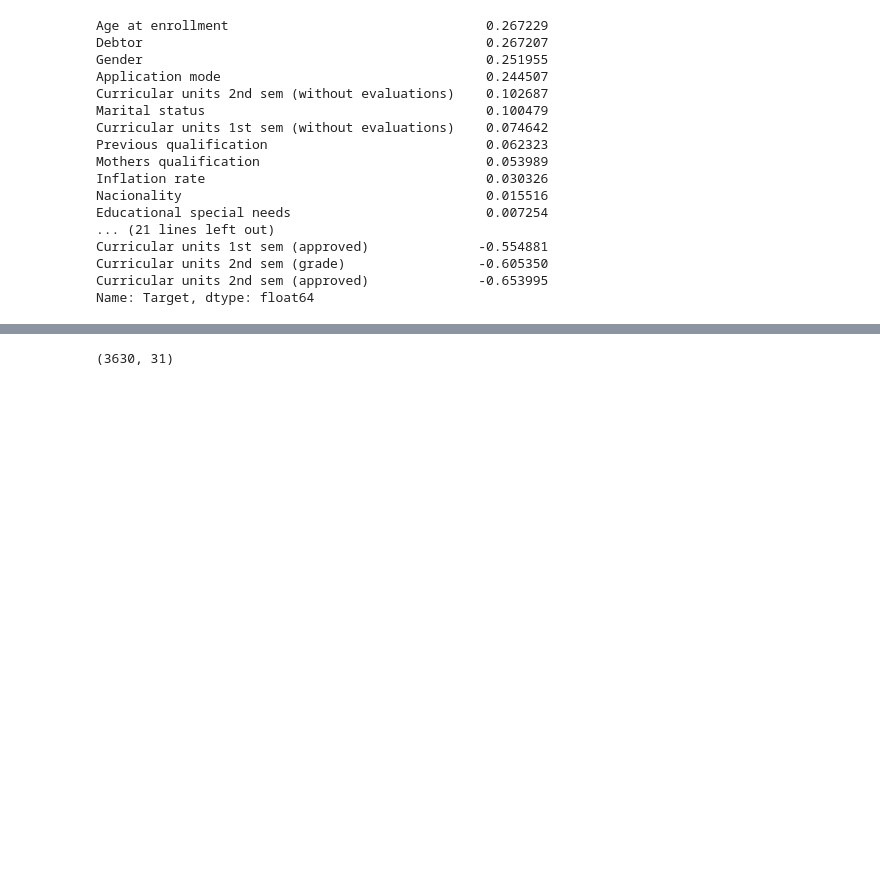
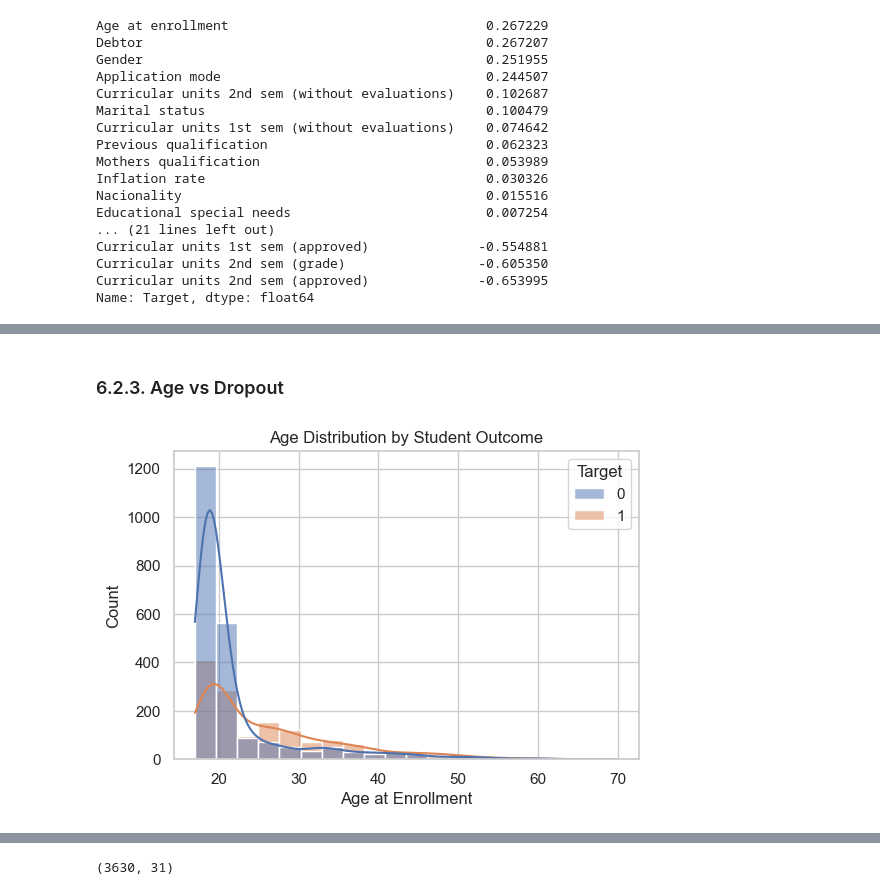
Before and after one commit to DimitarMalamski/student-dropout-predictor, a Jupyter notebook: notebooks/dropout_predictor.ipynb, the cells around one changed output, grey strips where cells are left out. Drawn from its saved outputs; the diff is of its cells as text; code cells hidden in the pictures; blank space fills up the shorter version.

```diff
--- a/notebooks/dropout_predictor.ipynb
+++ b/notebooks/dropout_predictor.ipynb
@@ -249,0 +300,13 @@ Although second-semester variables show strong correlations with the target vari
+# %% [markdown]
+### 6.2.3. Age vs Dropout
+# %%
+plt.figure(figsize=(6,4))
+sns.histplot(data=df, x="Age at enrollment", hue="Target", bins=20, kde=True)
+
+plt.title("Age Distribution by Student Outcome")
+plt.xlabel("Age at Enrollment")
+plt.ylabel("Count")
+
+plt.show()
+# %% [output]
+[figure, added]
```
Also changed, not shown: parts of 18 cells of this notebook.
